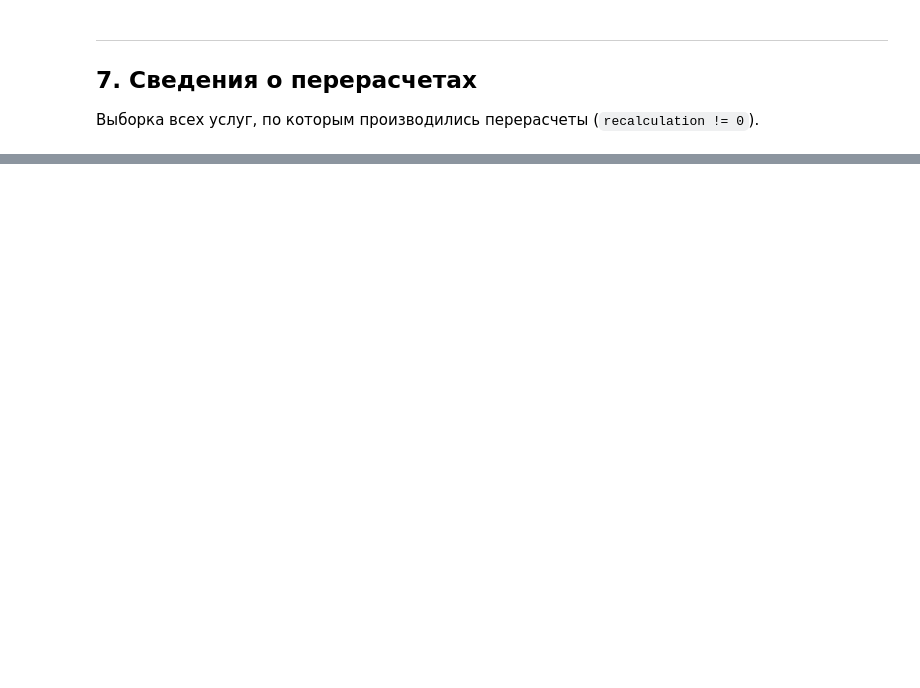
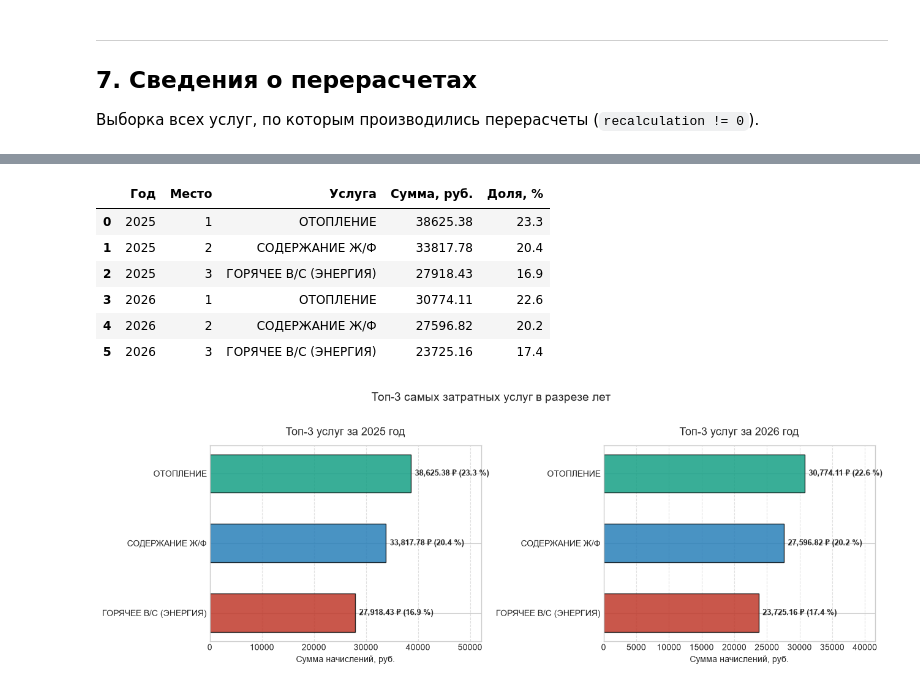
Before and after one commit to mbegma/pdf_table_parcer, a Jupyter notebook: notebooks/receipts_analytics.ipynb, the cells around one changed output, grey strips where cells are left out. Drawn from its saved outputs; the diff is of its cells as text; code cells hidden in the pictures; blank space fills up the shorter version.

```diff
--- a/notebooks/receipts_analytics.ipynb
+++ b/notebooks/receipts_analytics.ipynb
@@ -323,0 +333,77 @@ else:
+# %%
+query_top3_yearly = """
+WITH year_totals AS (
+    SELECT year, SUM(total_amount) AS year_sum
+    FROM service_charges sc
+    JOIN receipts r ON sc.receipt_id = r.id
+    GROUP BY year
+),
+ranked_services AS (
+    SELECT
+        r.year,
+        sc.service_name,
+        ROUND(SUM(sc.total_amount), 2) AS total_sum,
+        ROUND(SUM(sc.total_amount) * 100.0 / yt.year_sum, 1) AS share_percent,
+        ROW_NUMBER() OVER (PARTITION BY r.year ORDER BY SUM(sc.total_amount) DESC) AS rank
+    FROM service_charges sc
+    JOIN receipts r ON sc.receipt_id = r.id
+    JOIN year_totals yt ON r.year = yt.year
+    GROUP BY r.year, sc.service_name
+)
+SELECT year AS 'Год', rank AS 'Место', service_name AS 'Услуга', total_sum AS 'Сумма, руб.', share_percent AS 'Доля, %'
+FROM ranked_services
+WHERE rank <= 3
+ORDER BY year, rank;
+"""
+
+if HAS_PLOT_LIBS:
+    df_top3 = pd.read_sql_query(query_top3_yearly, conn)
+    display(df_top3)
+
+    # Построение графиков для каждого года
+    years = sorted(df_top3['Год'].unique())
+    fig, axes = plt.subplots(1, len(years), figsize=(6.5 * len(years), 4.5), sharey=False)
+    if len(years) == 1:
+        axes = [axes]
+
+    colors = ['#c0392b', '#2980b9', '#16a085']
+
+    for idx, year in enumerate(years):
+        ax = axes[idx]
+        df_y = df_top3[df_top3['Год'] == year].copy()
+
+        # Сортируем снизу вверх для горизонтального графика
+        df_y = df_y.iloc[::-1]
+        y_pos = range(len(df_y))
+
+        bars = ax.barh(y_pos, df_y['Сумма, руб.'], color=colors, height=0.55, edgecolor='black', alpha=0.85)
+        ax.set_yticks(y_pos)
+        ax.set_yticklabels(df_y['Услуга'], fontsize=10)
+        ax.set_title(f"Топ-3 услуг за {year} год", fontsize=13, pad=12)
+        ax.set_xlabel("Сумма начислений, руб.")
+        ax.grid(axis='x', linestyle='--', alpha=0.6)
+
+        max_val = df_y['Сумма, руб.'].max()
+        ax.set_xlim(0, max_val * 1.35)
+
+        for bar, (_, row) in zip(bars, df_y.iterrows()):
+            w = bar.get_width()
+            label_text = f"{w:,.2f} ₽ ({row['Доля, %']} %)"
+            ax.text(w + max_val * 0.02, bar.get_y() + bar.get_height() / 2, label_text, va='center', fontsize=9.5, fontweight='bold')
+
+    fig.suptitle("Топ-3 самых затратных услуг в разрезе лет", fontsize=14, y=1.02)
+    plt.tight_layout()
+    plt.show()
+else:
+    rows = conn.execute(query_top3_yearly).fetchall()
+    for r in rows:
+        print(dict(r))
+# %% [output]
+|  | Год | Место | Услуга | Сумма, руб. | Доля, % |
+| 0 | 2025 | 1 | ОТОПЛЕНИЕ | 38625.38 | 23.3 |
+| 1 | 2025 | 2 | СОДЕРЖАНИЕ Ж/Ф | 33817.78 | 20.4 |
+| 2 | 2025 | 3 | ГОРЯЧЕЕ В/С (ЭНЕРГИЯ) | 27918.43 | 16.9 |
+| 3 | 2026 | 1 | ОТОПЛЕНИЕ | 30774.11 | 22.6 |
+| 4 | 2026 | 2 | СОДЕРЖАНИЕ Ж/Ф | 27596.82 | 20.2 |
+| 5 | 2026 | 3 | ГОРЯЧЕЕ В/С (ЭНЕРГИЯ) | 23725.16 | 17.4 |
+[figure, added]
```
Also changed, not shown: parts of 11 cells of this notebook, 1 other file.
